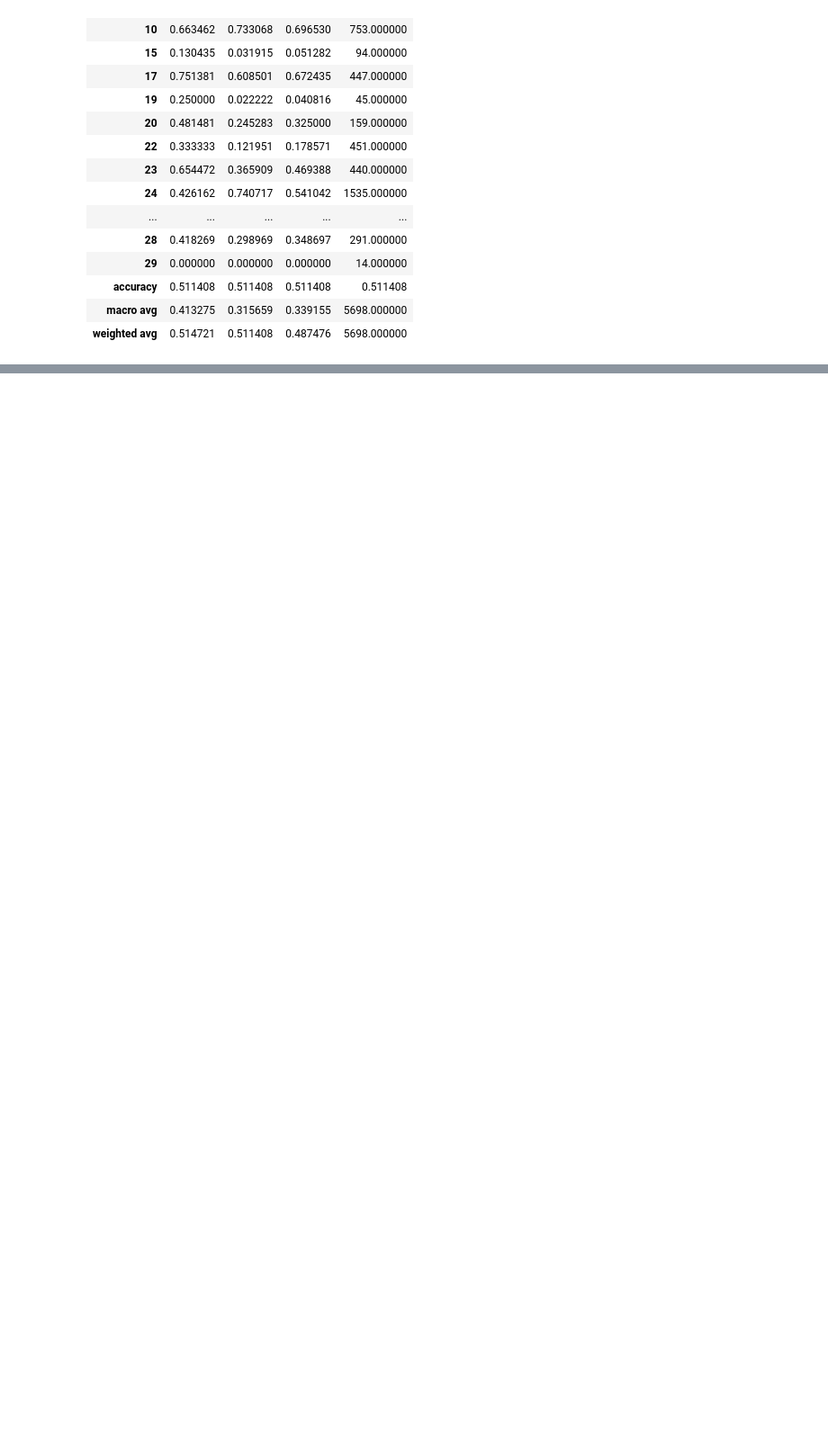
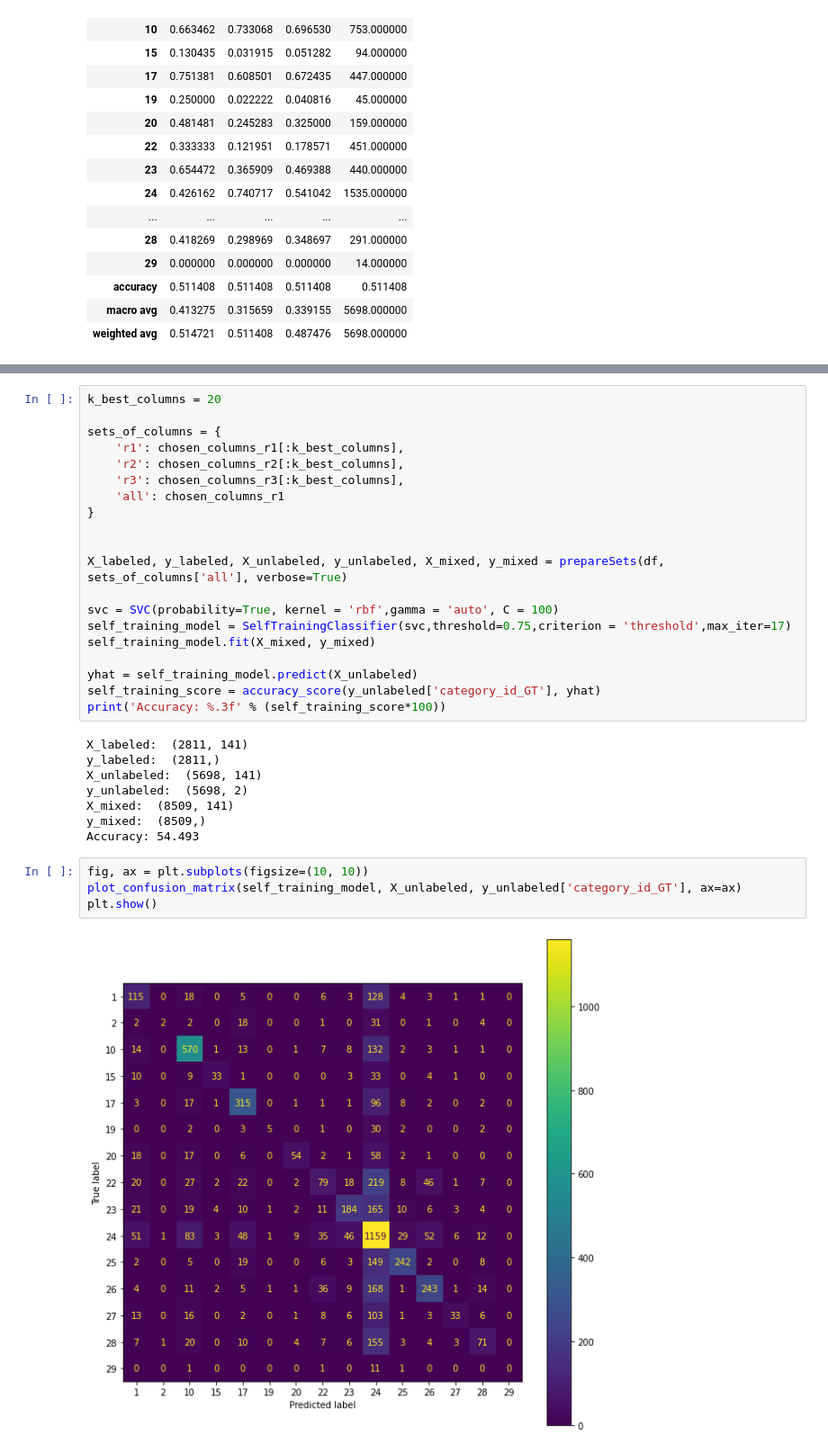
Before and after one commit to AdamKlejda/PED_YT, a Jupyter notebook: notebooks/Etap4/Self-Training.ipynb, the cells around one changed output, grey strips where cells are left out. Shown at 90% size. Saved outputs shown, nothing was run; the diff lists cells and outputs as text; blank space fills up the shorter version.

```diff
--- a/notebooks/Etap4/Self-Training.ipynb
+++ b/notebooks/Etap4/Self-Training.ipynb
@@ -911,0 +942,34 @@ pd.DataFrame(res).transpose()
+# %%
+k_best_columns = 20
+
+sets_of_columns = {
+    'r1': chosen_columns_r1[:k_best_columns],
+    'r2': chosen_columns_r2[:k_best_columns],
+    'r3': chosen_columns_r3[:k_best_columns],
+    'all': chosen_columns_r1
+}
+
+
+X_labeled, y_labeled, X_unlabeled, y_unlabeled, X_mixed, y_mixed = prepareSets(df, sets_of_columns['all'], verbose=True)
+
+svc = SVC(probability=True, kernel = 'rbf',gamma = 'auto', C = 100)
+self_training_model = SelfTrainingClassifier(svc,threshold=0.75,criterion = 'threshold',max_iter=17)
+self_training_model.fit(X_mixed, y_mixed)
+
+yhat = self_training_model.predict(X_unlabeled)
+self_training_score = accuracy_score(y_unlabeled['category_id_GT'], yhat)
+print('Accuracy: %.3f' % (self_training_score*100))
+# %% [output]
+X_labeled:  (2811, 141)
+y_labeled:  (2811,)
+X_unlabeled:  (5698, 141)
+y_unlabeled:  (5698, 2)
+X_mixed:  (8509, 141)
+y_mixed:  (8509,)
+Accuracy: 54.493
+# %%
+fig, ax = plt.subplots(figsize=(10, 10))
+plot_confusion_matrix(self_training_model, X_unlabeled, y_unlabeled['category_id_GT'], ax=ax)
+plt.show()
+# %% [output]
+[figure, added]
```
Also changed, not shown: parts of 4 cells of this notebook.
